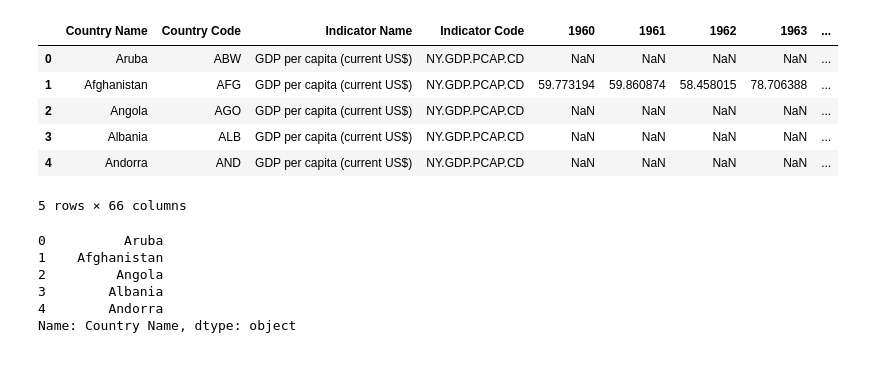
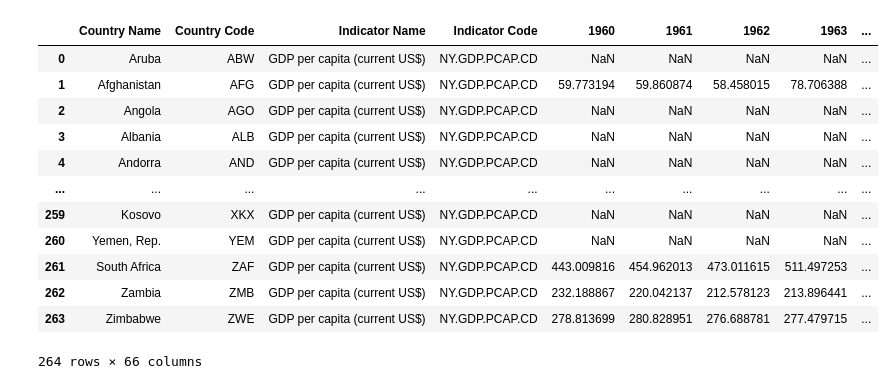
Before and after one commit to garrettg615/World_Happiness_Project, a Jupyter notebook: Data/Global_GDP.ipynb, the cells around one changed output. Cells and saved outputs as stored; diff of their text form; code cells hidden in the pictures.

```diff
--- a/Data/Global_GDP.ipynb
+++ b/Data/Global_GDP.ipynb
@@ -5,25 +5,22 @@ import matplotlib.pyplot as plt
 # %%
 gdp_to_load = "Global_GDP.csv"
 csv_path = "Global_GDP.csv"
 #import csv
 gdp_df = pd.read_csv("Global_GDP.csv")
-gdp_df.head()
+gdp_df
 # %% [output]
 |  | Country Name | Country Code | Indicator Name | Indicator Code | 1960 | 1961 | 1962 | 1963 | ... |
 | 0 | Aruba | ABW | GDP per capita (current US$) | NY.GDP.PCAP.CD | NaN | NaN | NaN | NaN | ... |
 | 1 | Afghanistan | AFG | GDP per capita (current US$) | NY.GDP.PCAP.CD | 59.773194 | 59.860874 | 58.458015 | 78.706388 | ... |
 | 2 | Angola | AGO | GDP per capita (current US$) | NY.GDP.PCAP.CD | NaN | NaN | NaN | NaN | ... |
 | 3 | Albania | ALB | GDP per capita (current US$) | NY.GDP.PCAP.CD | NaN | NaN | NaN | NaN | ... |
 | 4 | Andorra | AND | GDP per capita (current US$) | NY.GDP.PCAP.CD | NaN | NaN | NaN | NaN | ... |
+| ... | ... | ... | ... | ... | ... | ... | ... | ... | ... |
+| 259 | Kosovo | XKX | GDP per capita (current US$) | NY.GDP.PCAP.CD | NaN | NaN | NaN | NaN | ... |
+| 260 | Yemen, Rep. | YEM | GDP per capita (current US$) | NY.GDP.PCAP.CD | NaN | NaN | NaN | NaN | ... |
+| 261 | South Africa | ZAF | GDP per capita (current US$) | NY.GDP.PCAP.CD | 443.009816 | 454.962013 | 473.011615 | 511.497253 | ... |
+| 262 | Zambia | ZMB | GDP per capita (current US$) | NY.GDP.PCAP.CD | 232.188867 | 220.042137 | 212.578123 | 213.896441 | ... |
+| 263 | Zimbabwe | ZWE | GDP per capita (current US$) | NY.GDP.PCAP.CD | 278.813699 | 280.828951 | 276.688781 | 277.479715 | ... |
-5 rows × 66 columns
+264 rows × 66 columns
-# %%
-gdp_df["Country Name"].head()
-# %% [output]
-0          Aruba
-1    Afghanistan
-2         Angola
-3        Albania
-4        Andorra
-Name: Country Name, dtype: object
 # %%
 reduced_df = gdp_df[["Country Name", "Country Code", "2019"]]
```
Also changed, not shown: parts of 7 cells of this notebook, 1 other file.
